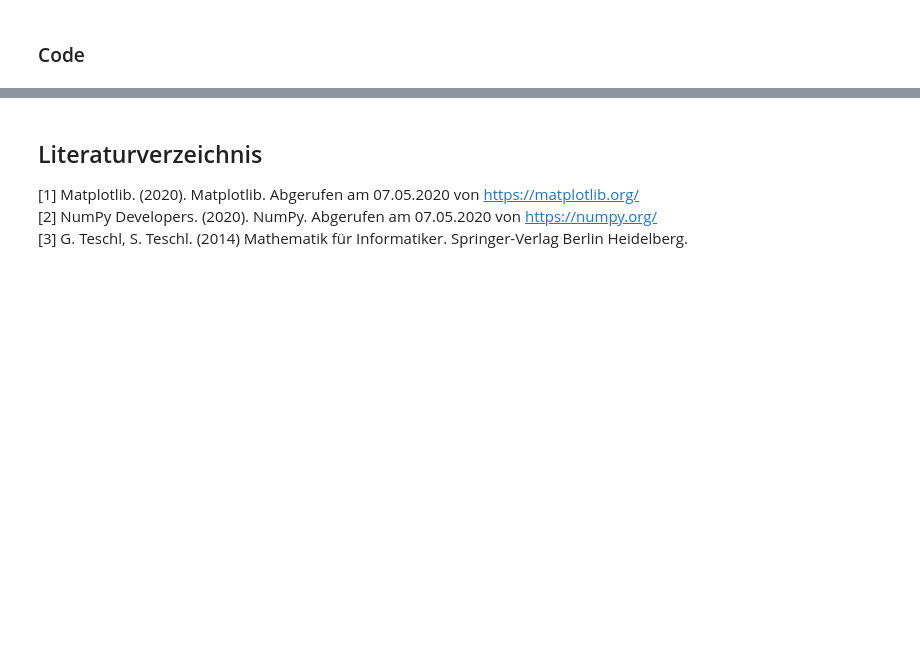
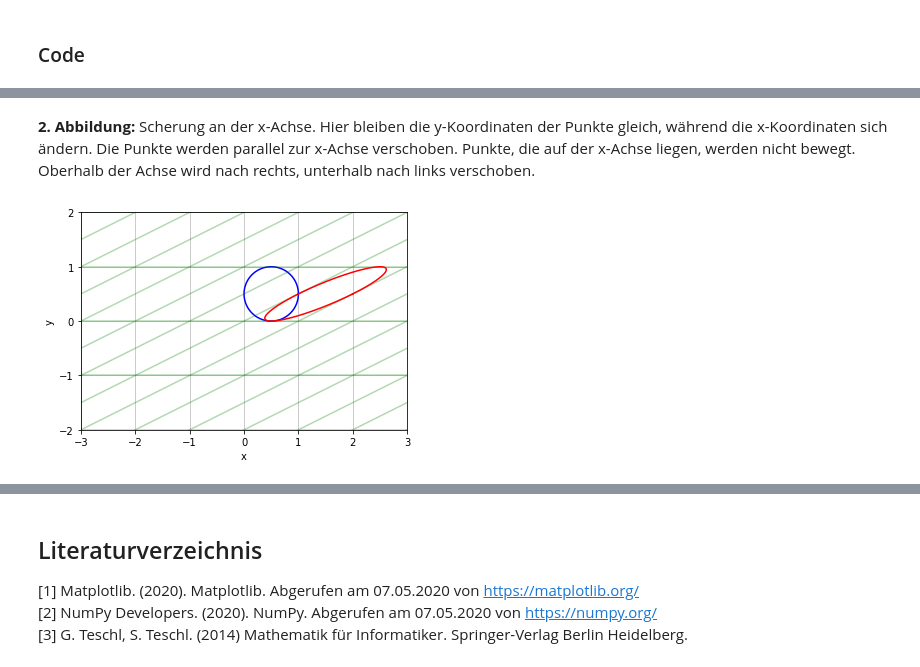
Before and after one commit to cheorges/Lineare-Algebra, a Jupyter notebook: semesterarbeit/Lineare Transformationen.ipynb, the cells around one changed output, grey strips where cells are left out. Saved outputs shown, nothing was run; the diff lists cells and outputs as text; code cells hidden in the pictures; blank space fills up the shorter version.

```diff
--- a/semesterarbeit/Lineare Transformationen.ipynb
+++ b/semesterarbeit/Lineare Transformationen.ipynb
@@ -180,0 +169,6 @@ lineareAbbildung(A, 2, 2)
+# %% [markdown]
+**2. Abbildung:** Scherung an der x-Achse. Hier bleiben die y-Koordinaten der Punkte gleich, während die x-Koordinaten sich ändern. Die Punkte werden parallel zur x-Achse verschoben. Punkte, die auf der x-Achse liegen, werden nicht bewegt. Oberhalb der Achse wird nach rechts, unterhalb nach links verschoben.
+# %%
+lineareAbbildung(np.array([[1, 2], [0, 1]]), 3)
+# %% [output]
+[figure, added]
```
Also changed, not shown: parts of 20 cells of this notebook.
